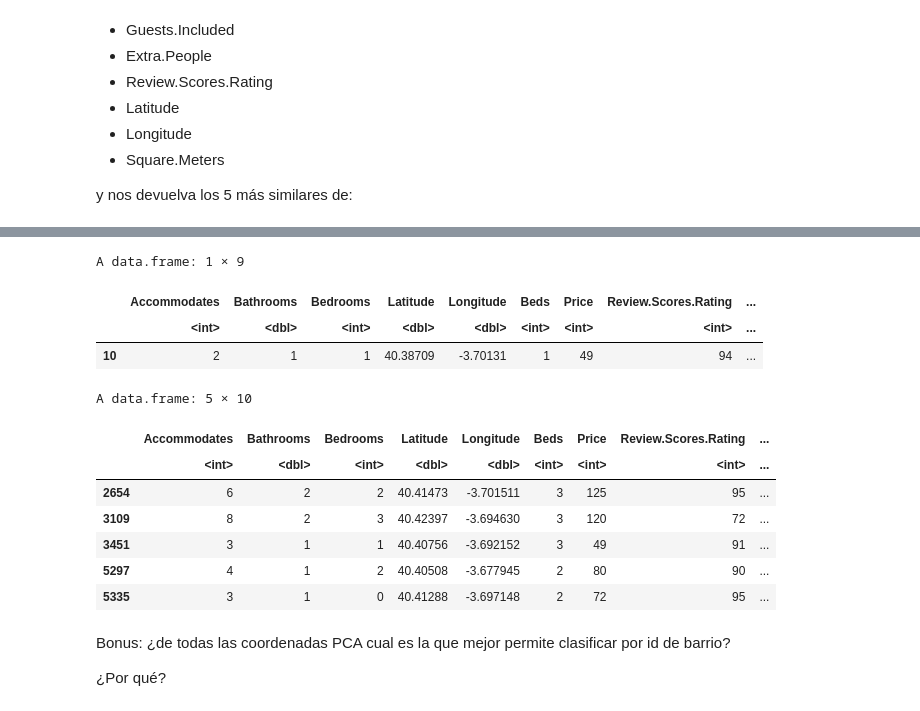
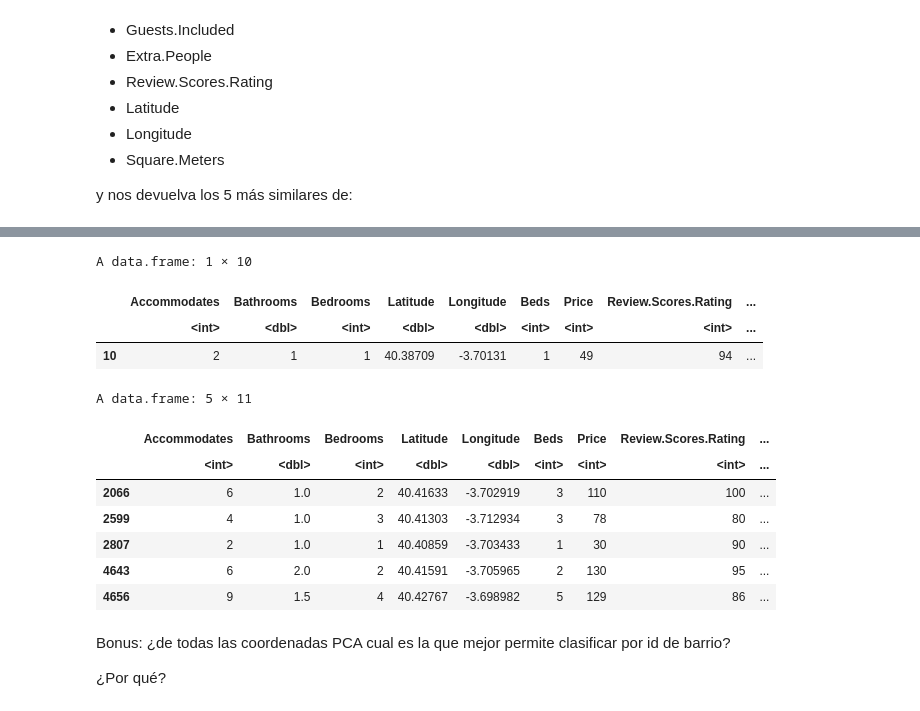
Before and after one commit to Juanma31/Data-Mining, a Jupyter notebook: Practica-JuanManuelCebrian.ipynb, the cells around one changed output, grey strips where cells are left out. Drawn from its saved outputs; the diff is of its cells as text; code cells hidden in the pictures.

```diff
--- a/Practica-JuanManuelCebrian.ipynb
+++ b/Practica-JuanManuelCebrian.ipynb
@@ -264,7 +309,7 @@ Rellenar los Square.Meters con valor NA con el estimado con el modelo anterior.
 df_madrid_id_all <- df_madrid %>% inner_join(df_barrios,by=c("Neighbourhood"='names'))
 
 df_madrid_id_all$Square.Meters[is.na(df_madrid_id_all$Square.Meters)]<-
- round(predict(model,df_madrid_id_all[is.na(df_madrid_id_all$Square.Meters),]))
+ round(predict(modelo,df_madrid_id_all[is.na(df_madrid_id_all$Square.Meters),]))
 
-head(df_madrid_id_all)
+summary(df_madrid)
 # %% [output]
@@ -298,12 +351,9 @@ Crearemos una función tal que le pasemos un apartamento con los siguientes dato
 
 y nos devuelva los 5 más similares de:
 # %%
-df_madrid_pca<-na.omit(df_madrid_id_all[,c("Accommodates","Bathrooms","Bedrooms","Latitude","Longitude",
-                                           "Beds","Price","Review.Scores.Rating","Square.Meters",'neighb_id')])
-
-# Aunque podríamos dividir los datos entre test y training, aquí realmente no estamos tratando de hacer una
-# predicción, sino tratando de encontrar en el mismo dataset los elementos más similares.
-pca_df<-prcomp(df_madrid_pca %>% select(-neighb_id),center = TRUE, scale. = TRUE)
+df_madrid_pca <- na.omit(df_madrid_id_all[,c("Accommodates","Bathrooms","Bedrooms","Latitude","Longitude","Beds",
+                                    "Price","Review.Scores.Rating",
+                                    "Square.Meters",'neighb_id.x','neighb_id.y')])
 # %%
 summary(df_madrid_pca)
 # %% [output]
@@ -331 +388,3 @@ plot(pca_df$sdev^2/sum(pca_df$sdev^2),main="Autovalores")
+# %%
+pca <- prcomp(df_madrid_pca %>% select(-neighb_id.x),center = TRUE, scale. = TRUE)
 # %%
@@ -348,8 +407,8 @@ List of 5
  - attr(*, "class")= chr "prcomp"
 # %%
-get_closest_element<-function(pca_df, new_flat,num_flats){
-    pca_new<-predict(pca_df,newdata = new_vector)
-    pca_orig<-pca_df$x[,1:2]
+ get_closest_element<-function(pca, new_flat,num_flats){
+    pca_new<-predict(pca,newdata = new_vector)
+    pca_orig<-pca$x[,1:2]
     pca_new <-pca_new[,1:2]
 
     idx<-order(rowSums((pca_new-pca_orig)^2))
@@ -358,20 +429,20 @@ get_closest_element<-function(pca_df, new_flat,num_flats){
 # %%
-new_vector<-(df_madrid_pca %>% select(-neighb_id))[10,]
+new_vector<-(df_madrid_pca %>% select(-neighb_id.x))[10,]
 new_vector
-get_closest_element(pca_df,new_vector,5)
+get_closest_element(pca,new_vector,5)
 # %% [output]
-A data.frame: 1 × 9
+A data.frame: 1 × 10
 |  | Accommodates | Bathrooms | Bedrooms | Latitude | Longitude | Beds | Price | Review.Scores.Rating | ... |
 |  | <int> | <dbl> | <int> | <dbl> | <dbl> | <int> | <int> | <int> | ... |
 | 10 | 2 | 1 | 1 | 40.38709 | -3.70131 | 1 | 49 | 94 | ... |
-A data.frame: 5 × 10
+A data.frame: 5 × 11
 |  | Accommodates | Bathrooms | Bedrooms | Latitude | Longitude | Beds | Price | Review.Scores.Rating | ... |
 |  | <int> | <dbl> | <int> | <dbl> | <dbl> | <int> | <int> | <int> | ... |
-| 2654 | 6 | 2 | 2 | 40.41473 | -3.701511 | 3 | 125 | 95 | ... |
-| 3109 | 8 | 2 | 3 | 40.42397 | -3.694630 | 3 | 120 | 72 | ... |
-| 3451 | 3 | 1 | 1 | 40.40756 | -3.692152 | 3 | 49 | 91 | ... |
-| 5297 | 4 | 1 | 2 | 40.40508 | -3.677945 | 2 | 80 | 90 | ... |
-| 5335 | 3 | 1 | 0 | 40.41288 | -3.697148 | 2 | 72 | 95 | ... |
+| 2066 | 6 | 1.0 | 2 | 40.41633 | -3.702919 | 3 | 110 | 100 | ... |
+| 2599 | 4 | 1.0 | 3 | 40.41303 | -3.712934 | 3 | 78 | 80 | ... |
+| 2807 | 2 | 1.0 | 1 | 40.40859 | -3.703433 | 1 | 30 | 90 | ... |
+| 4643 | 6 | 2.0 | 2 | 40.41591 | -3.705965 | 2 | 130 | 95 | ... |
+| 4656 | 9 | 1.5 | 4 | 40.42767 | -3.698982 | 5 | 129 | 86 | ... |
 # %% [markdown]
 Bonus: ¿de todas las coordenadas PCA cual es la que mejor permite clasificar por id de barrio?
 
```
Also changed, not shown: parts of 47 cells of this notebook, 1 other file.
